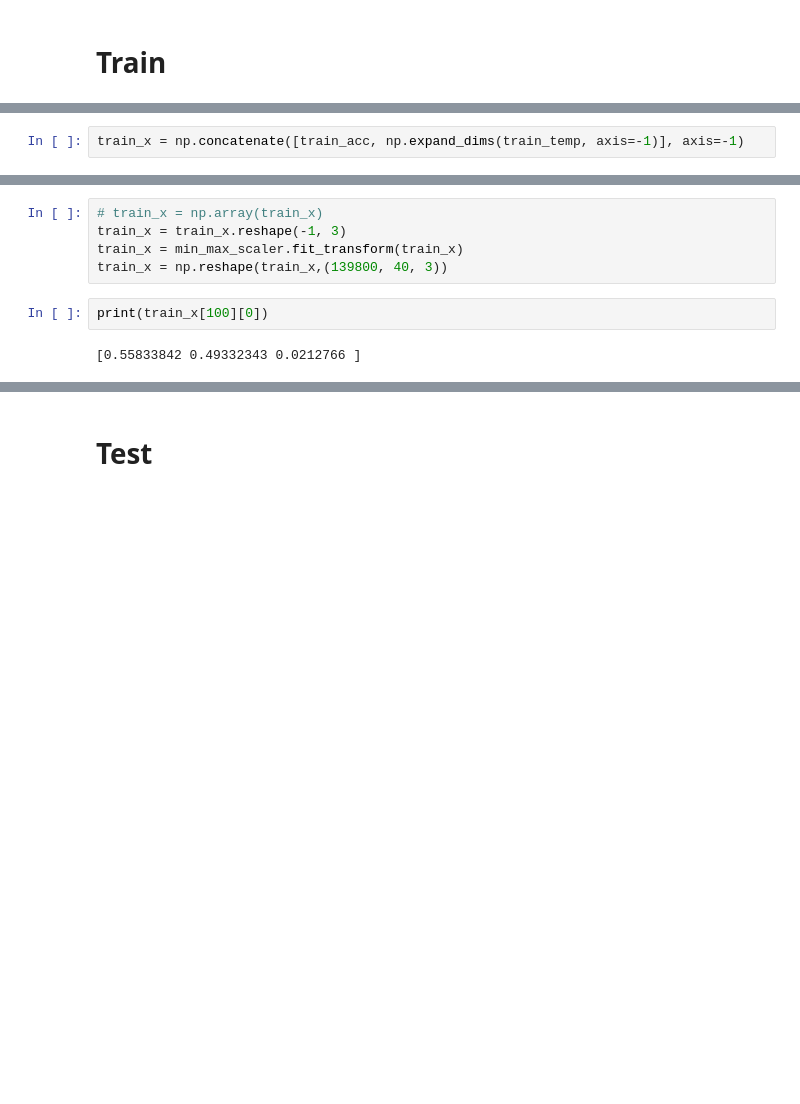
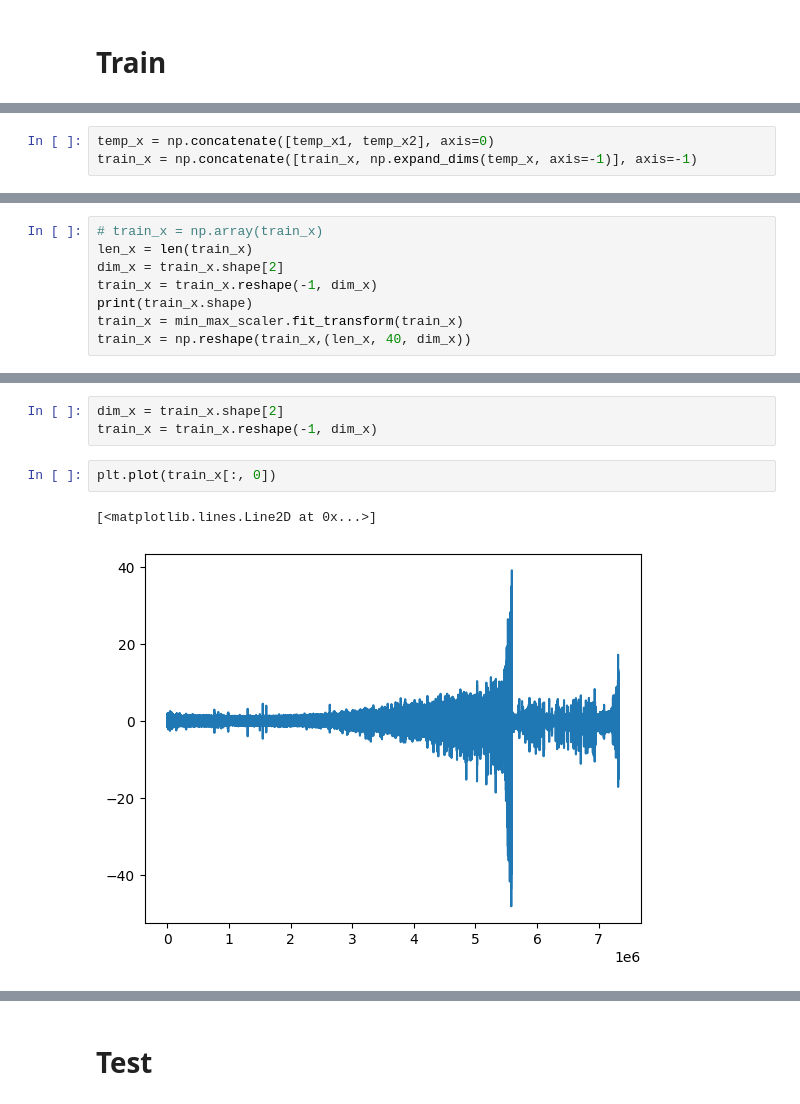
Before and after one commit to qawl987/DAST-self, a Jupyter notebook: 10FEMTO/data_process.ipynb, the cells around one changed output, grey strips where cells are left out. Drawn from its saved outputs; the diff is of its cells as text; blank space fills up the shorter version.

```diff
--- a/10FEMTO/data_process.ipynb
+++ b/10FEMTO/data_process.ipynb
@@ -52,2 +114,3 @@ for stamp, temp_file in enumerate(temp_files):
 # %%
-train_x = np.concatenate([train_acc, np.expand_dims(train_temp, axis=-1)], axis=-1)
+temp_x = np.concatenate([temp_x1, temp_x2], axis=0)
+train_x = np.concatenate([train_x, np.expand_dims(temp_x, axis=-1)], axis=-1)
@@ -53,0 +119,8 @@ train_x = np.concatenate([train_acc, np.expand_dims(train_temp, axis=-1)], axis=
+# %%
+# train_x = np.array(train_x)
+len_x = len(train_x)
+dim_x = train_x.shape[2]
+train_x = train_x.reshape(-1, dim_x)
+print(train_x.shape)
+train_x = min_max_scaler.fit_transform(train_x)
+train_x = np.reshape(train_x,(len_x, 40, dim_x))
@@ -58,9 +133,8 @@ print(train_x.shape)
-# %%
-# train_x = np.array(train_x)
-train_x = train_x.reshape(-1, 3)
-train_x = min_max_scaler.fit_transform(train_x)
-train_x = np.reshape(train_x,(139800, 40, 3))
+# %%
+dim_x = train_x.shape[2]
+train_x = train_x.reshape(-1, dim_x)
 # %%
-print(train_x[100][0])
+plt.plot(train_x[:, 0])
 # %% [output]
-[0.55833842 0.49332343 0.0212766 ]
+[<matplotlib.lines.Line2D at 0x...>]
+[figure, added]
```
Also changed, not shown: parts of 40 cells of this notebook.
